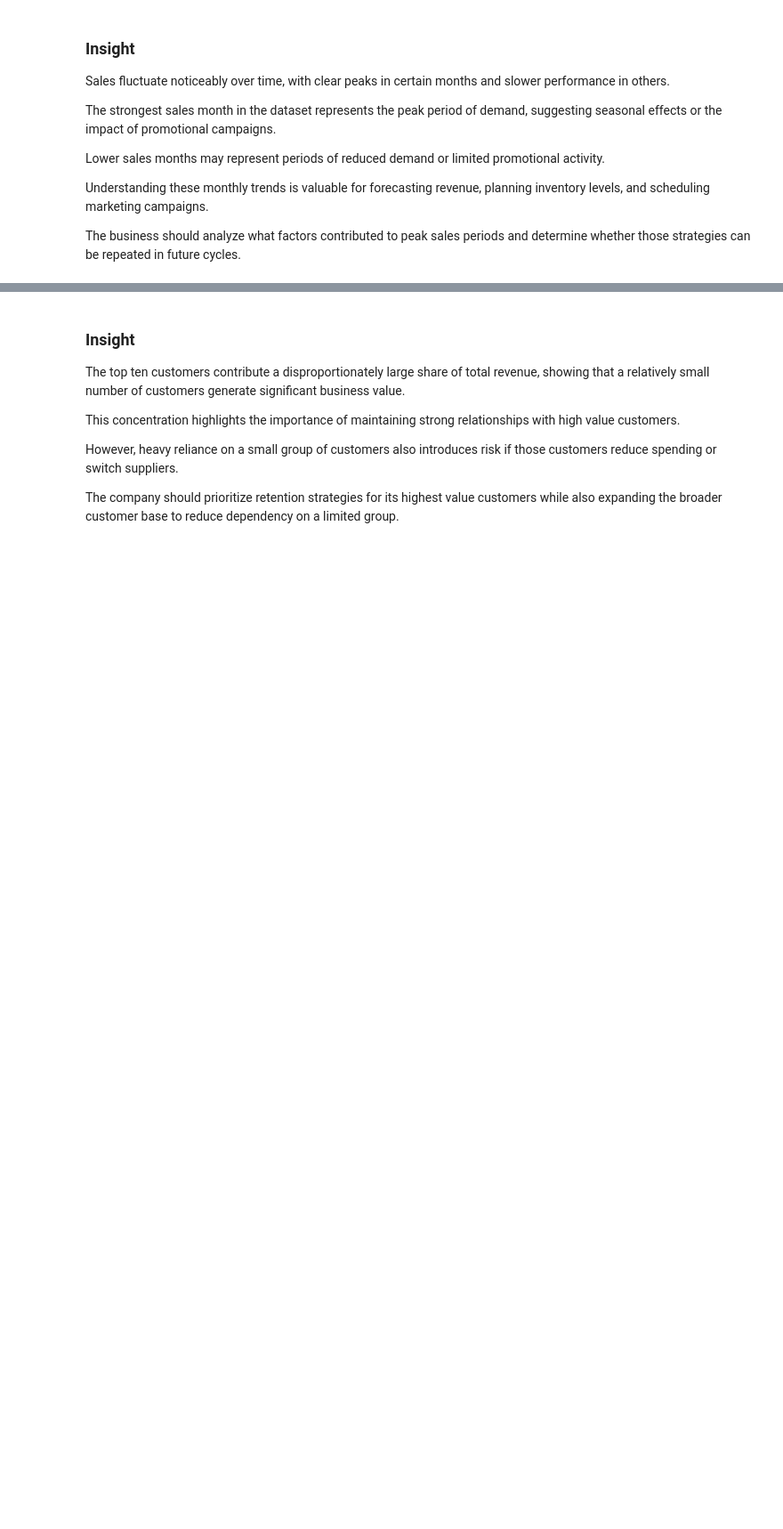
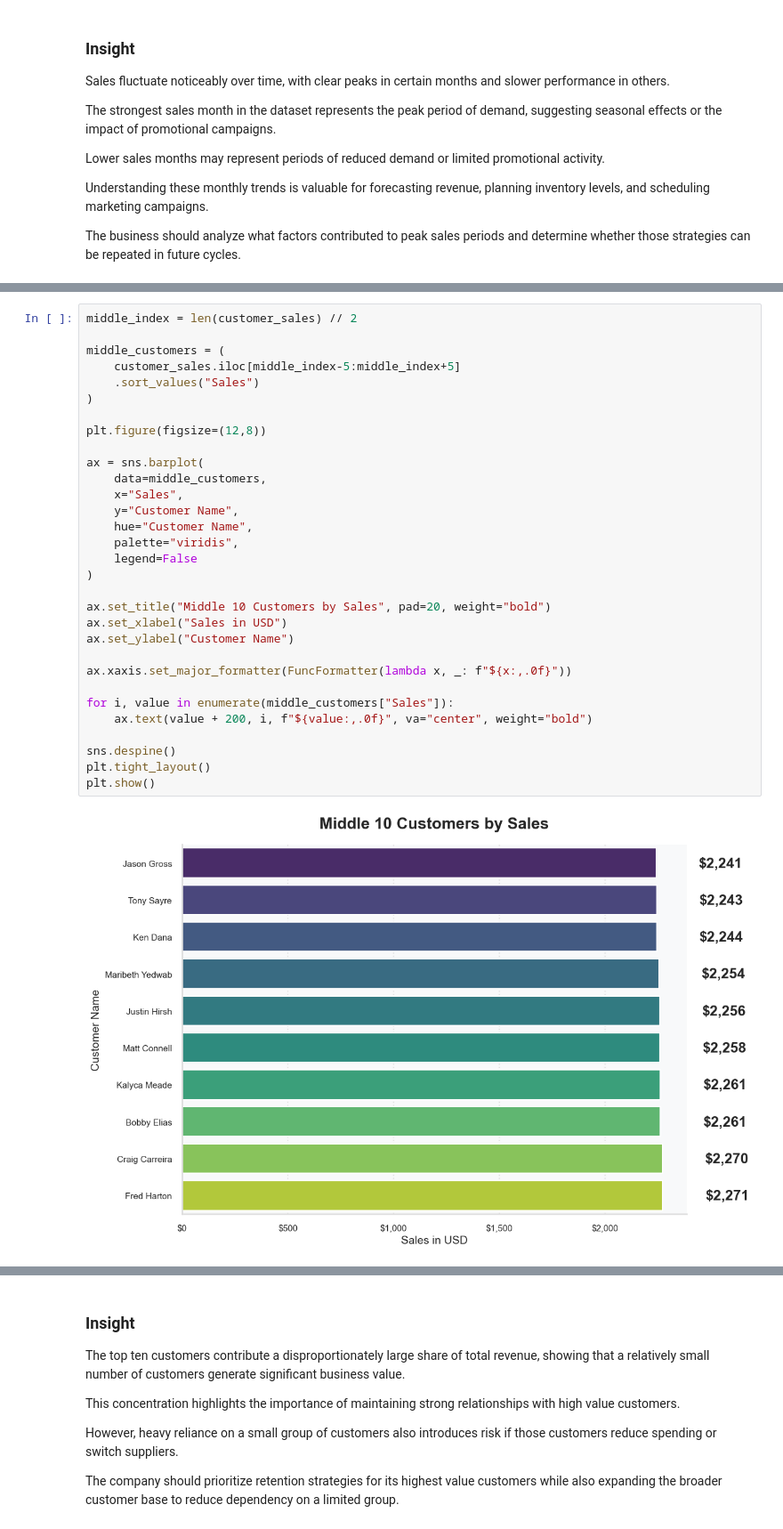
Before and after one commit to Naeomiee007/data-projects, a Jupyter notebook: Sales Dashboard Analysis/analysis.ipynb, the cells around one changed output, grey strips where cells are left out. Shown at 89% size. Saved outputs shown, nothing was run; the diff lists cells and outputs as text; blank space fills up the shorter version.

```diff
--- a/Sales Dashboard Analysis/analysis.ipynb
+++ b/Sales Dashboard Analysis/analysis.ipynb
@@ -316,0 +318,33 @@ plt.show()
+# %%
+middle_index = len(customer_sales) // 2
+
+middle_customers = (
+    customer_sales.iloc[middle_index-5:middle_index+5]
+    .sort_values("Sales")
+)
+
+plt.figure(figsize=(12,8))
+
+ax = sns.barplot(
+    data=middle_customers,
+    x="Sales",
+    y="Customer Name",
+    hue="Customer Name",
+    palette="viridis",
+    legend=False
+)
+
+ax.set_title("Middle 10 Customers by Sales", pad=20, weight="bold")
+ax.set_xlabel("Sales in USD")
+ax.set_ylabel("Customer Name")
+
+ax.xaxis.set_major_formatter(FuncFormatter(lambda x, _: f"${x:,.0f}"))
+
+for i, value in enumerate(middle_customers["Sales"]):
+    ax.text(value + 200, i, f"${value:,.0f}", va="center", weight="bold")
+
+sns.despine()
+plt.tight_layout()
+plt.show()
+# %% [output]
+[figure, added]
```
Also changed, not shown: parts of 5 cells of this notebook.
